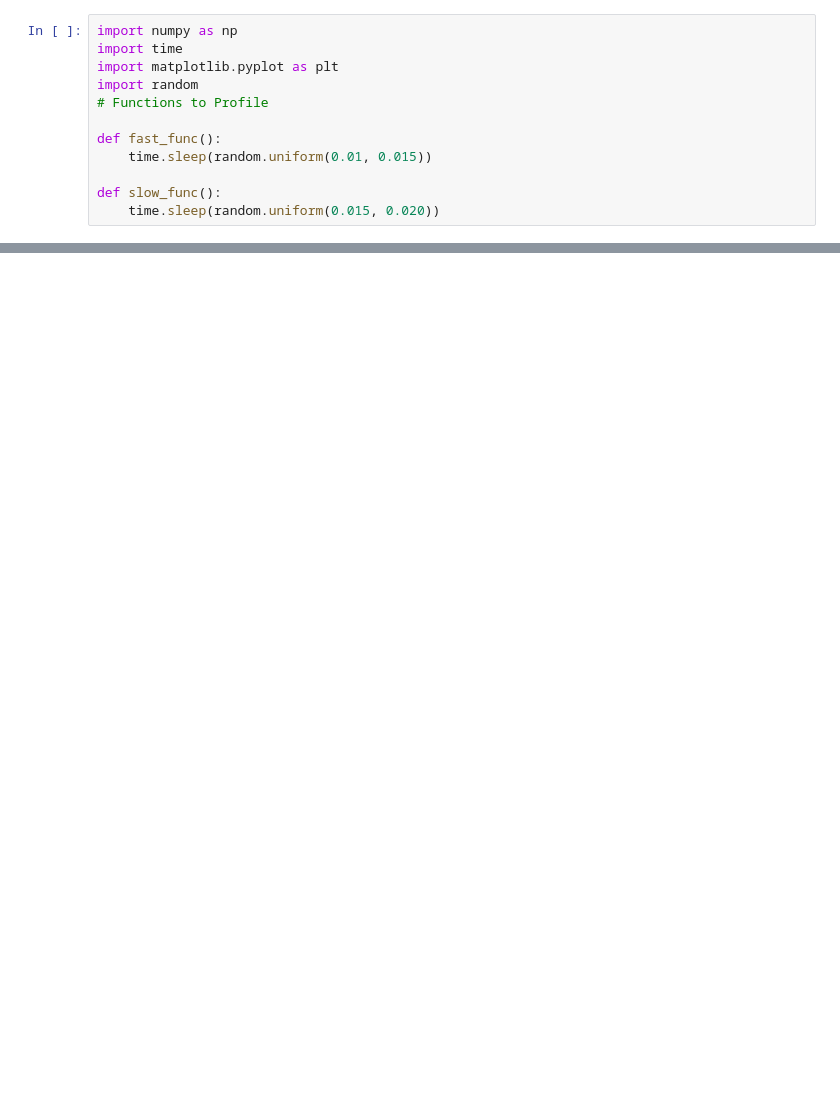
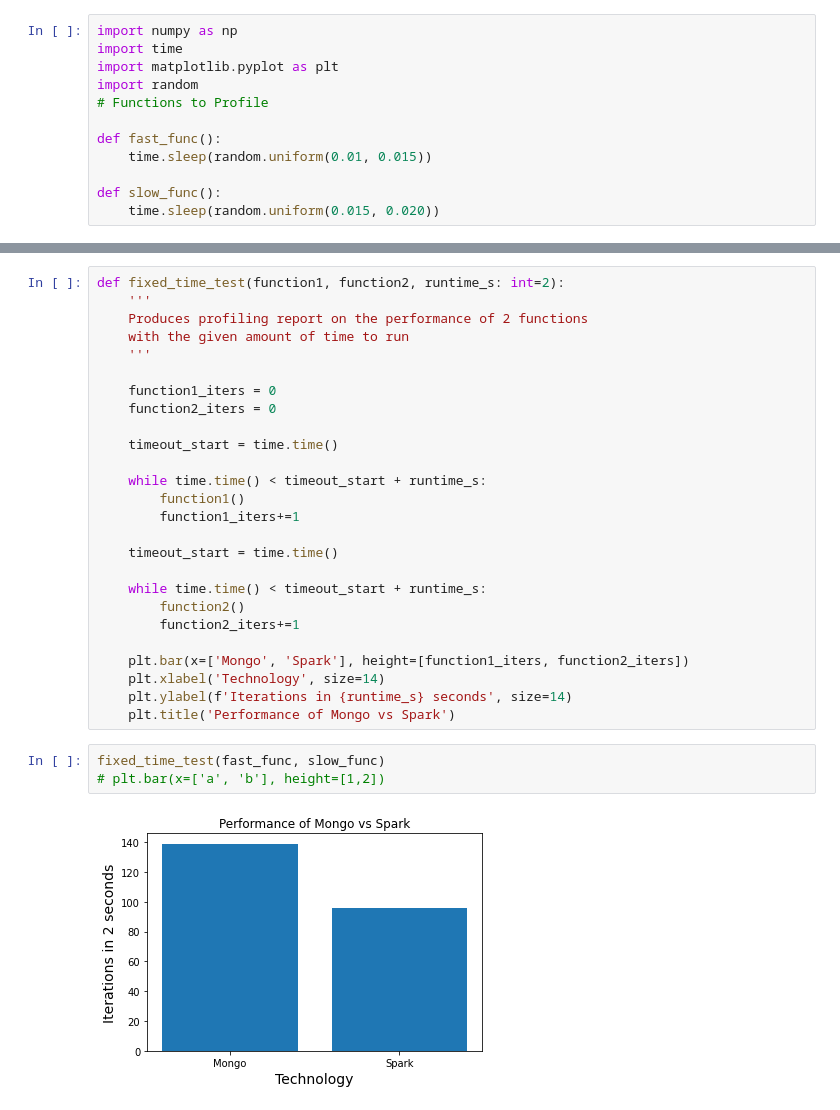
Before and after one commit to Mtortolani/slack-backend, a Jupyter notebook: profiler.ipynb, the cells around one changed output, grey strips where cells are left out. Cells and saved outputs as stored; diff of their text form; blank space fills up the shorter version.

```diff
--- a/profiler.ipynb
+++ b/profiler.ipynb
@@ -54,3 +54,34 @@ running
+# %%
+def fixed_time_test(function1, function2, runtime_s: int=2):
+    '''
+    Produces profiling report on the performance of 2 functions
+    with the given amount of time to run
+    '''
+
+    function1_iters = 0
+    function2_iters = 0
+
+    timeout_start = time.time()
+
+    while time.time() < timeout_start + runtime_s:
+        function1()
+        function1_iters+=1
+
+    timeout_start = time.time()
+
+    while time.time() < timeout_start + runtime_s:
+        function2()
+        function2_iters+=1
+
+    plt.bar(x=['Mongo', 'Spark'], height=[function1_iters, function2_iters])
+    plt.xlabel('Technology', size=14)
+    plt.ylabel(f'Iterations in {runtime_s} seconds', size=14)
+    plt.title('Performance of Mongo vs Spark')
+# %%
+fixed_time_test(fast_func, slow_func)
+# plt.bar(x=['a', 'b'], height=[1,2])
+# %% [output]
+[figure, added]
 # %%
 from mongo_queries import MongoSearch
 
```
Also changed, not shown: parts of 3 cells of this notebook.
